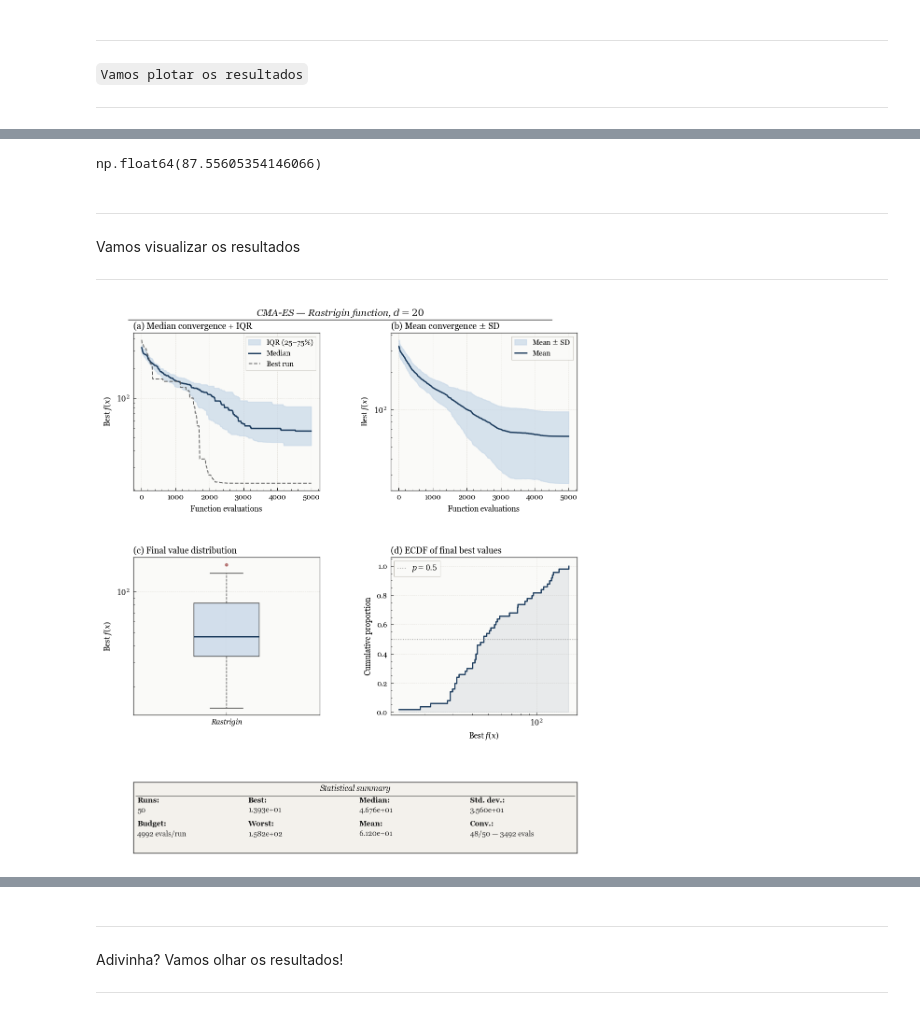
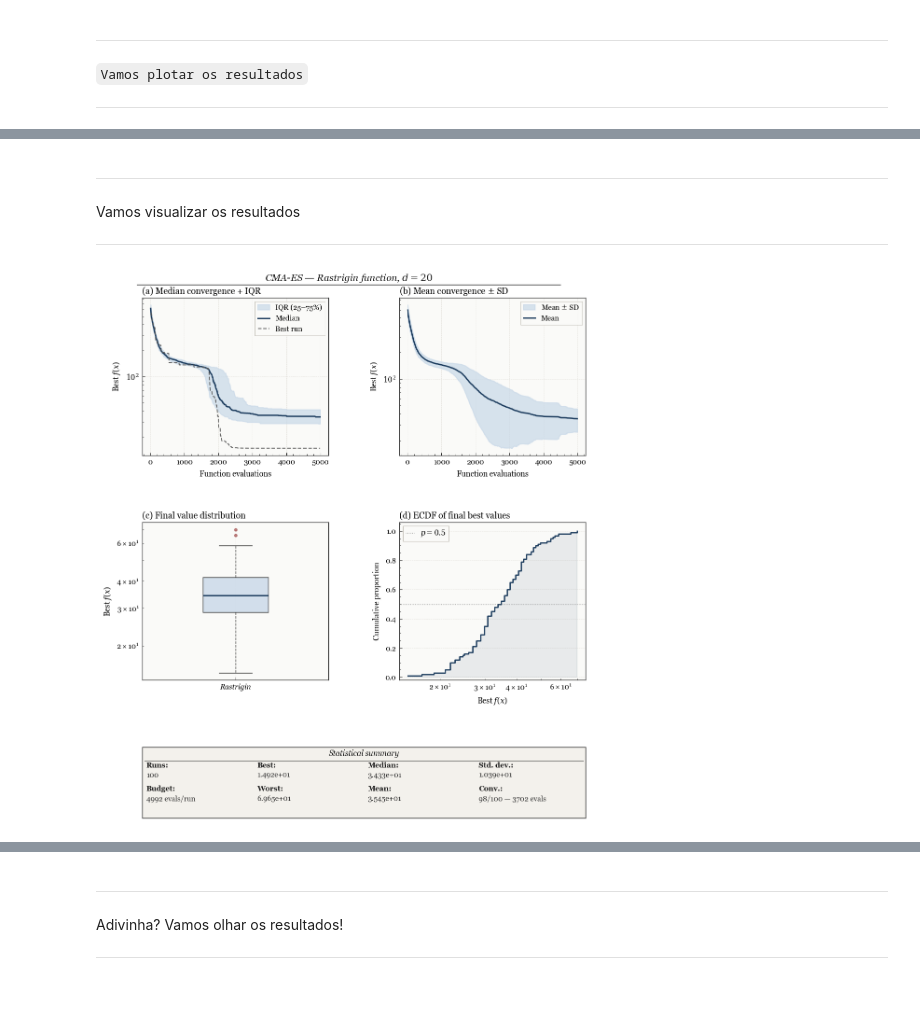
Before and after one commit to Velky2/optimization_algorithms, a Jupyter notebook: algorithms/cma_functions.ipynb, the cells around one changed output, grey strips where cells are left out. Cells and saved outputs as stored; diff of their text form; code cells hidden in the pictures.

Commit message:
update cma_functions,ipybn

```diff
--- a/algorithms/cma_functions.ipynb
+++ b/algorithms/cma_functions.ipynb
@@ -28,6 +28,7 @@ def run_cma(function, x_min, x_max, dim, max_evals, sigma, seed=367):
 
     x0 = rng.uniform(x_min, x_max, dim)
     popsize = 4 + int(3 * np.log(dim))
+    sigma = sigma * (x_max - x_min)
 
     optimizer = cma.CMAEvolutionStrategy(
         x0, sigma,
@@ -288,9 +88,9 @@ Vamos definir alguns parâmetros gerais
 # %%
 SEED = 367
 sigma = 0.5
-dim = 20
+dims = [5, 10, 20, 50, 100]
 max_evals = 5000
-n_iter = 50
+n_iter = 100
 # %% [markdown]
 `NOTA`:
 
@@ -375,18 +191,26 @@ def rastrigin(x):
         10 * d + np.sum(x ** 2 - 10 * np.cos(2 * np.pi * x))
     )
 # %%
-hist_rastringin = []
+hist_rastringin = {}
 
-for i in range (n_iter):
-    seed = SEED + i
+for dim in dims:
+    hist_dim = []
 
-    best, evals, hist = run_cma(function=rastrigin, x_min=-5.12, x_max=5.12, dim=dim, max_evals=max_evals,sigma=sigma, seed=seed)
+    for i in range (n_iter):
+        seed = SEED + i
 
-    hist_rastringin.append(hist)
+        best, evals, hist = run_cma(
+            function=rastrigin,
+            x_min=-5.12, x_max=5.12,
+            dim=dim,
+            max_evals=max_evals,
+            sigma=sigma,
+            seed=seed
+        )
+
+        hist_dim.append(hist)
+
+    hist_rastringin[dim] = np.array(hist_dim)
-# %%
-best
-# %% [output]
-np.float64(87.55605354146066)
 # %% [markdown]
 ---
 
@@ -394,6 +218,6 @@ Vamos visualizar os resultados
 
 ---
 # %%
-plot_painel(hist_rastringin, func='Rastrigin', dim=dim)
+plot_painel(hist_rastringin[20], func='Rastrigin', dim=20)
 # %% [output]
-[figure, old version]
+[figure, new version]
```
Also changed, not shown: parts of 19 cells of this notebook.
